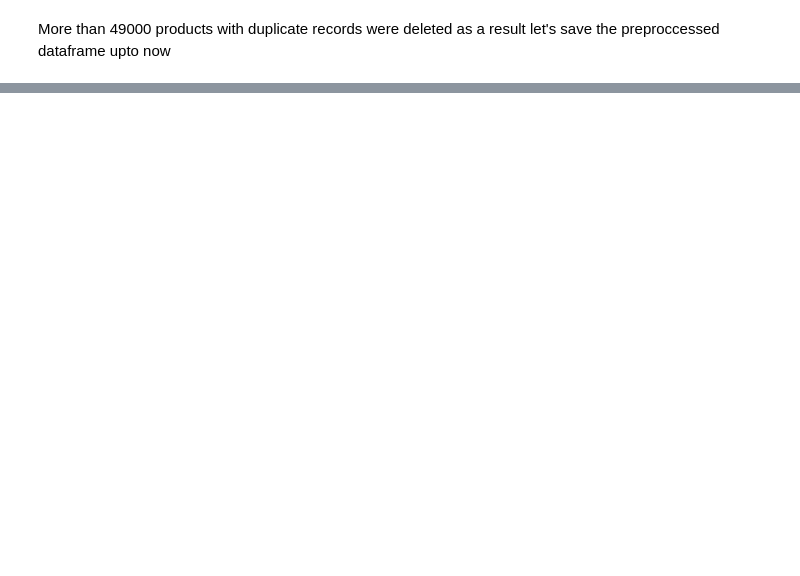
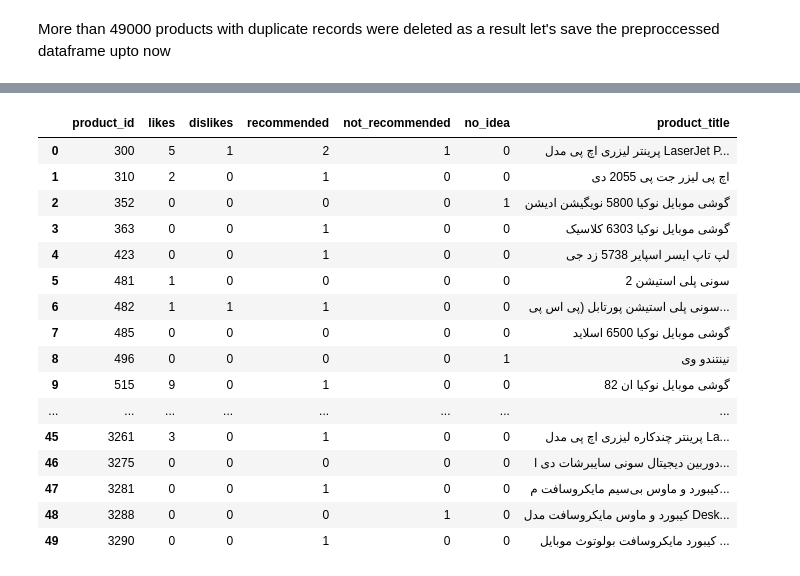
Before and after one commit to sulaimanbehzad/Clustering_according_to_item_popularity, a Jupyter notebook: clustering.ipynb, the cells around one changed output, grey strips where cells are left out. Cells and saved outputs as stored; diff of their text form; code cells hidden in the pictures; blank space fills up the shorter version.

```diff
--- a/clustering.ipynb
+++ b/clustering.ipynb
@@ -286,0 +332,6 @@ next step is to drop duplicates
+# %%
+prep_df['recommended'] = dummies.iloc[:, 3]
+prep_df['not_recommended'] = dummies.iloc[:, 1]
+prep_df['no_idea'] = dummies.iloc[:, 0]
+prep_df.drop(columns=['recommend'], inplace=True)
+prep_df.head(10)
@@ -286,0 +352,3 @@ next step is to drop duplicates
+# %%
+sum_of_recomm = prep_df.groupby(by=['product_id'], as_index=False).sum()
+sum_of_recomm.head(10)
@@ -287,4 +369,5 @@ next step is to drop duplicates
 # %%
-df1.drop_duplicates(subset='product_id', inplace=True, keep='first')
-df1.info()
+unique_products = prep_df.filter(['product_id', 'product_title'])
+unique_products.drop_duplicates(subset='product_id', inplace=True, keep='first')
+unique_products.head()
 # %% [output]
@@ -349,0 +395,3 @@ dummies.head()
+# %%
+final_df = pd.merge(sum_of_recomm,unique_products,on="product_id")
+final_df.head()
@@ -349,0 +405,20 @@ dummies.head()
+# %%
+final_df.head(50)
+# %% [output]
+|  | product_id | likes | dislikes | recommended | not_recommended | no_idea | product_title |
+| 0 | 300 | 5 | 1 | 2 | 1 | 0 | پرینتر لیزری اچ پی مدل LaserJet P... |
+| 1 | 310 | 2 | 0 | 1 | 0 | 0 | اچ پی لیزر جت پی 2055 دی |
+| 2 | 352 | 0 | 0 | 0 | 0 | 1 | گوشی موبایل نوکیا 5800 نویگیشن ادیشن |
+| 3 | 363 | 0 | 0 | 1 | 0 | 0 | گوشی موبایل نوکیا 6303 کلاسیک |
+| 4 | 423 | 0 | 0 | 1 | 0 | 0 | لپ تاپ ایسر اسپایر 5738 زد جی |
+| 5 | 481 | 1 | 0 | 0 | 0 | 0 | سونی پلی استیشن 2 |
+| 6 | 482 | 1 | 1 | 1 | 0 | 0 | سونی پلی استیشن پورتابل (پی اس پی... |
+| 7 | 485 | 0 | 0 | 0 | 0 | 0 | گوشی موبایل نوکیا 6500 اسلاید |
+| 8 | 496 | 0 | 0 | 0 | 0 | 1 | نینتندو وی |
+| 9 | 515 | 9 | 0 | 1 | 0 | 0 | گوشی موبایل نوکیا ان 82 |
+| ... | ... | ... | ... | ... | ... | ... | ... |
+| 45 | 3261 | 3 | 0 | 1 | 0 | 0 | پرینتر چندکاره لیزری اچ پی مدل La... |
+| 46 | 3275 | 0 | 0 | 0 | 0 | 0 | دوربین دیجیتال سونی سایبرشات دی ا... |
+| 47 | 3281 | 0 | 0 | 1 | 0 | 0 | کیبورد و ماوس بی‌سیم مایکروسافت م... |
+| 48 | 3288 | 0 | 0 | 0 | 1 | 0 | کیبورد و ماوس مایکروسافت مدل Desk... |
+| 49 | 3290 | 0 | 0 | 1 | 0 | 0 | کیبورد مایکروسافت بولوتوث موبایل ... |
```
Also changed, not shown: parts of 26 cells of this notebook.
